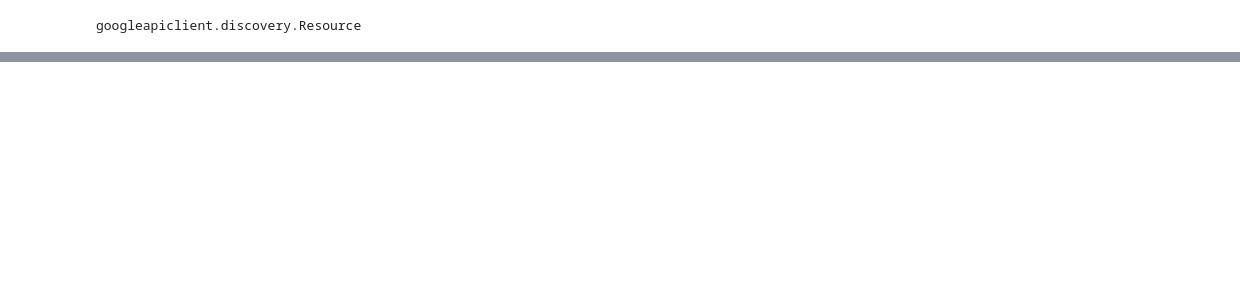
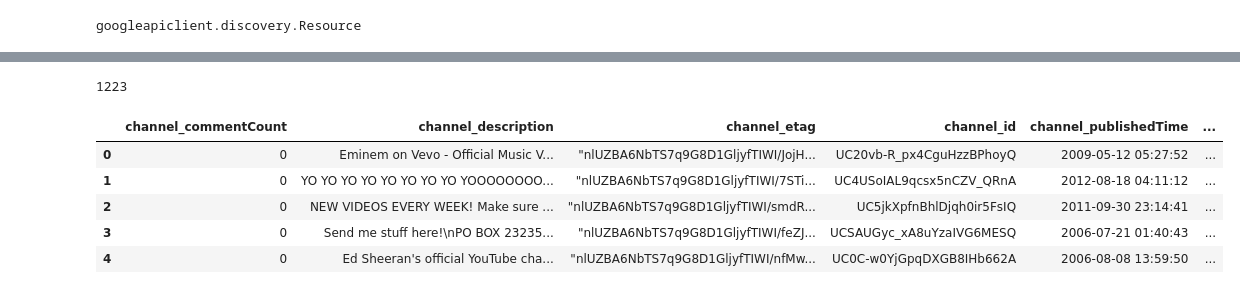
Before and after one commit to emami06/TrendingVideoYouTube, a Jupyter notebook: YouTube.ipynb, the cells around one changed output, grey strips where cells are left out. Drawn from its saved outputs; the diff is of its cells as text; code cells hidden in the pictures; blank space fills up the shorter version.

```diff
--- a/YouTube.ipynb
+++ b/YouTube.ipynb
@@ -430,0 +554,7 @@ HttpError: <HttpError 403 when requesting https://www.googleapis.com/youtube/v3/
+# %%
+video_chan_dict1 = []
+
+for chid in channelId:
+    req = ytRq.channels().list(id = chid,  part='snippet, statistics').execute()
+    if (req != ''):
+        video_chan_dict1.append(req['items'])
@@ -430,0 +570,17 @@ HttpError: <HttpError 403 when requesting https://www.googleapis.com/youtube/v3/
+# %%
+video_chan_dict1_cleaned = []
+counter = 0
+
+while counter < len(video_chan_dict1)-1:
+    #extracting channel title in channel dictionary
+    video_chan_dict1[counter][0]['channel_id']= video_chan_dict1[counter][0]['id']
+    video_chan_dict1[counter][0]['channel_title']= video_chan_dict1[counter][0]['snippet']['title']
+    video_chan_dict1[counter][0]['channel_etag']= video_chan_dict1[counter][0]['etag']
+    video_chan_dict1[counter][0]['channel_description']= video_chan_dict1[counter][0]['snippet']['description']
+    video_chan_dict1[counter][0]['channel_publishedTime']= video_chan_dict1[counter][0]['snippet']['publishedAt']
+    video_chan_dict1[counter][0]['channel_commentCount']= video_chan_dict1[counter][0]['statistics']['commentCount']
+    video_chan_dict1[counter][0]['channel_subscriberCount']= video_chan_dict1[counter][0]['statistics']['subscriberCount']
+    video_chan_dict1[counter][0]['channel_videoCount']= video_chan_dict1[counter][0]['statistics']['videoCount']
+    video_chan_dict1[counter][0]['channel_viewCount']= video_chan_dict1[counter][0]['statistics']['viewCount']
+    video_chan_dict1_cleaned.append(video_chan_dict1[counter][0])
+    counter= counter+1
@@ -430,0 +607,17 @@ HttpError: <HttpError 403 when requesting https://www.googleapis.com/youtube/v3/
+# %%
+len(video_chan_dict1_cleaned)
+# %% [output]
+1223
+# %%
+chnnel_df_1 = pd.DataFrame(video_chan_dict1_cleaned)
+# %%
+chnnel_df_1['channel_publishedTime'] = pd.to_datetime(chnnel_df_1['channel_publishedTime'], errors='coerce', format='%Y-%m-%dT%H:%M:%S.%fZ')
+# %%
+chnnel_df_1.head()
+# %% [output]
+|  | channel_commentCount | channel_description | channel_etag | channel_id | channel_publishedTime | ... |
+| 0 | 0 | Eminem on Vevo - Official Music V... | "nlUZBA6NbTS7q9G8D1GljyfTIWI/JojH... | UC20vb-R_px4CguHzzBPhoyQ | 2009-05-12 05:27:52 | ... |
+| 1 | 0 | YO YO YO YO YO YO YO YO YOOOOOOOO... | "nlUZBA6NbTS7q9G8D1GljyfTIWI/7STi... | UC4USoIAL9qcsx5nCZV_QRnA | 2012-08-18 04:11:12 | ... |
+| 2 | 0 | NEW VIDEOS EVERY WEEK! Make sure ... | "nlUZBA6NbTS7q9G8D1GljyfTIWI/smdR... | UC5jkXpfnBhlDjqh0ir5FsIQ | 2011-09-30 23:14:41 | ... |
+| 3 | 0 | Send me stuff here!\nPO BOX 23235... | "nlUZBA6NbTS7q9G8D1GljyfTIWI/feZJ... | UCSAUGyc_xA8uYzaIVG6MESQ | 2006-07-21 01:40:43 | ... |
+| 4 | 0 | Ed Sheeran's official YouTube cha... | "nlUZBA6NbTS7q9G8D1GljyfTIWI/nfMw... | UC0C-w0YjGpqDXGB8IHb662A | 2006-08-08 13:59:50 | ... |
```
Also changed, not shown: parts of 47 cells of this notebook.
